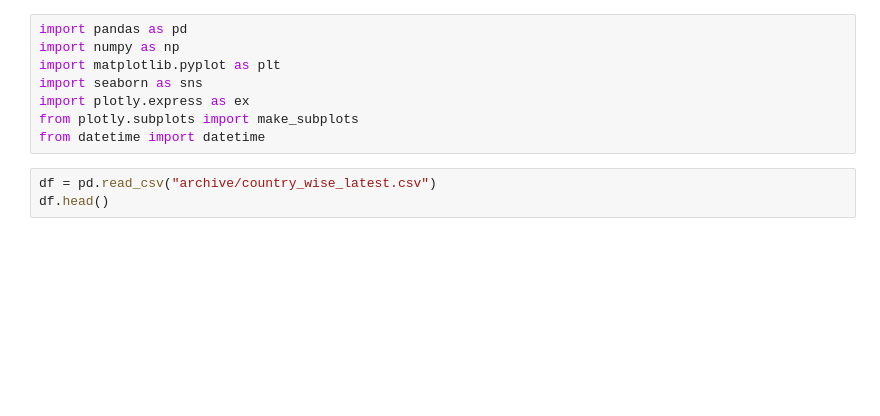
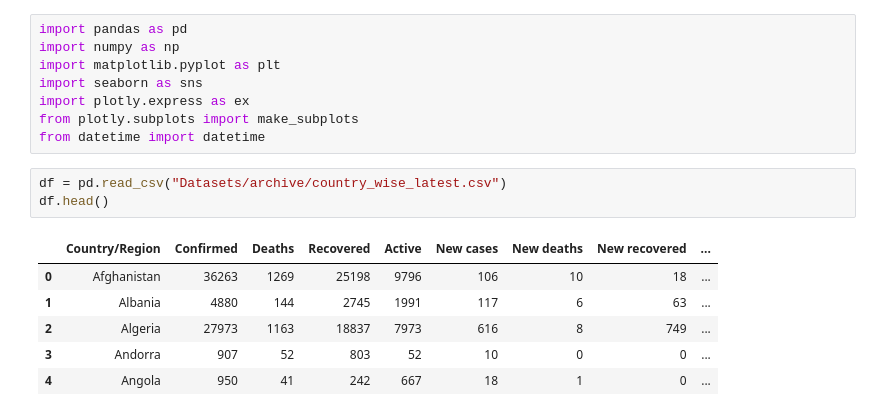
Before and after one commit to UgochukwuChidera/Portfolio, a Jupyter notebook: Covid Data Analysis Project.ipynb, the cells around one changed output. Cells and saved outputs as stored; diff of their text form; blank space fills up the shorter version.

```diff
--- a/Covid Data Analysis Project.ipynb
+++ b/Covid Data Analysis Project.ipynb
@@ -7,7 +7,14 @@ import plotly.express as ex
 from plotly.subplots import make_subplots
 from datetime import datetime
 # %%
-df = pd.read_csv("archive/country_wise_latest.csv")
+df = pd.read_csv("Datasets/archive/country_wise_latest.csv")
 df.head()
+# %% [output]
+|  | Country/Region | Confirmed | Deaths | Recovered | Active | New cases | New deaths | New recovered | ... |
+| 0 | Afghanistan | 36263 | 1269 | 25198 | 9796 | 106 | 10 | 18 | ... |
+| 1 | Albania | 4880 | 144 | 2745 | 1991 | 117 | 6 | 63 | ... |
+| 2 | Algeria | 27973 | 1163 | 18837 | 7973 | 616 | 8 | 749 | ... |
+| 3 | Andorra | 907 | 52 | 803 | 52 | 10 | 0 | 0 | ... |
+| 4 | Angola | 950 | 41 | 242 | 667 | 18 | 1 | 0 | ... |
 # %%
 df.info()
```
Also changed, not shown: parts of 16 cells of this notebook, 23 other files.
